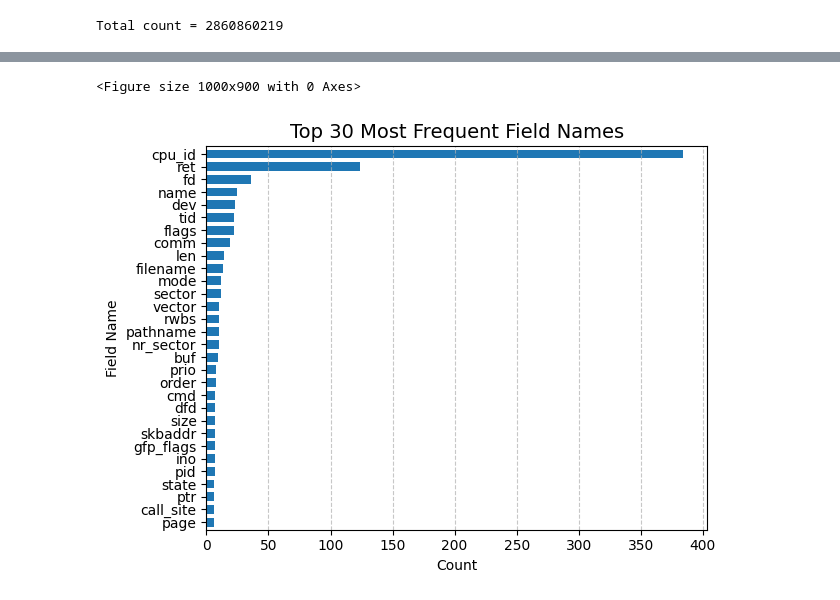
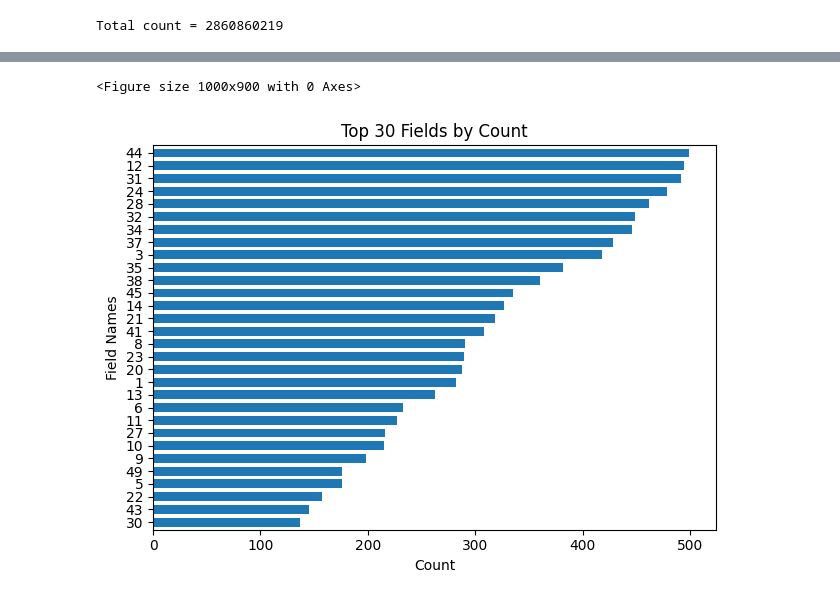
Before and after one commit to 17YuvrajSehgal/SyntheticLogGeneration, a Jupyter notebook: dataset/data.ipynb, the cells around one changed output, grey strips where cells are left out. Cells and saved outputs as stored; diff of their text form; code cells hidden in the pictures.

```diff
--- a/dataset/data.ipynb
+++ b/dataset/data.ipynb
@@ -204,20 +222,36 @@ retval: 1
 unused_scan: 1
 newdfd: 1
 # %%
+# First, let's ensure we have the necessary imports
+import pandas as pd
+import matplotlib.pyplot as plt
+import numpy as np
+
+# Create or load your data
+# Option 1: If you need to create sample data
+data = {
+    'field_name': ['Field_' + str(i) for i in range(50)],
+    'count': np.random.randint(10, 500, size=50)
+}
+df = pd.DataFrame(data)
+
+# Create df_fields (assuming this is what you intended)
+df_fields = df  # Or some transformation of your original data
+
+# Now your original code should work
 top_n = 30
 df_top = df_fields.sort_values('count', ascending=False).head(top_n)
 
 plt.figure(figsize=(10, top_n * 0.3))
 df_top.sort_values('count').plot(kind='barh', legend=False, width=0.7)
-plt.title(f"Top {top_n} Most Frequent Field Names", fontsize=14)
-plt.xlabel("Count")
-plt.ylabel("Field Name")
-plt.grid(axis='x', linestyle='--', alpha=0.7)
+plt.xlabel('Count')
+plt.ylabel('Field Names')
+plt.title('Top {} Fields by Count'.format(top_n))
 plt.tight_layout()
 plt.show()
 # %% [output]
 <Figure size 1000x900 with 0 Axes>
-[figure, old version]
+[figure, new version]
 # %%
 from matplotlib import pyplot as plt
 
```
Also changed, not shown: parts of 27 cells of this notebook.
